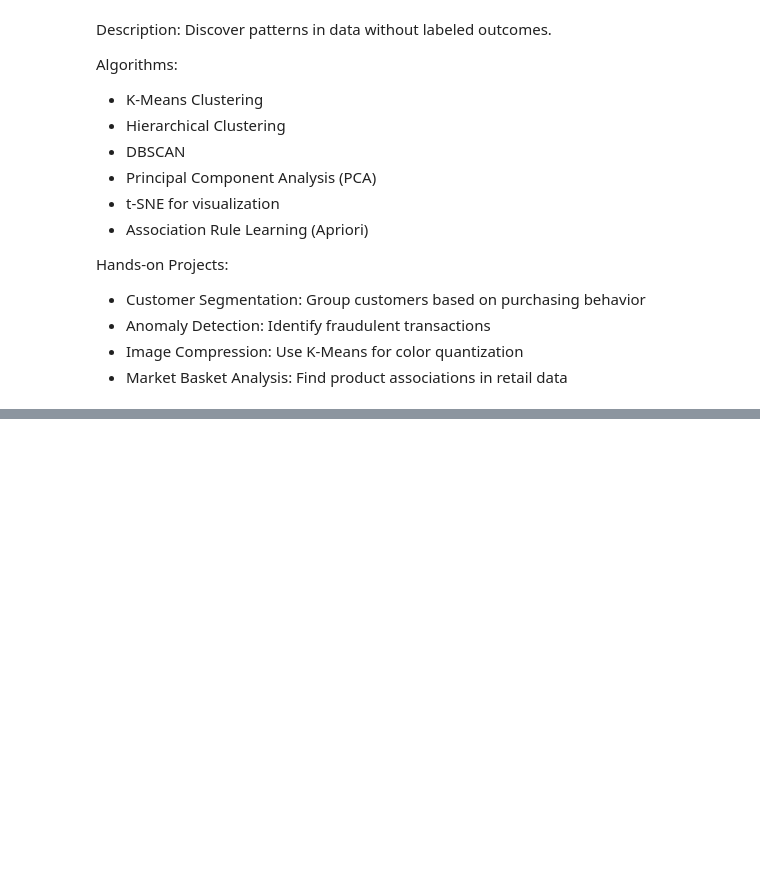
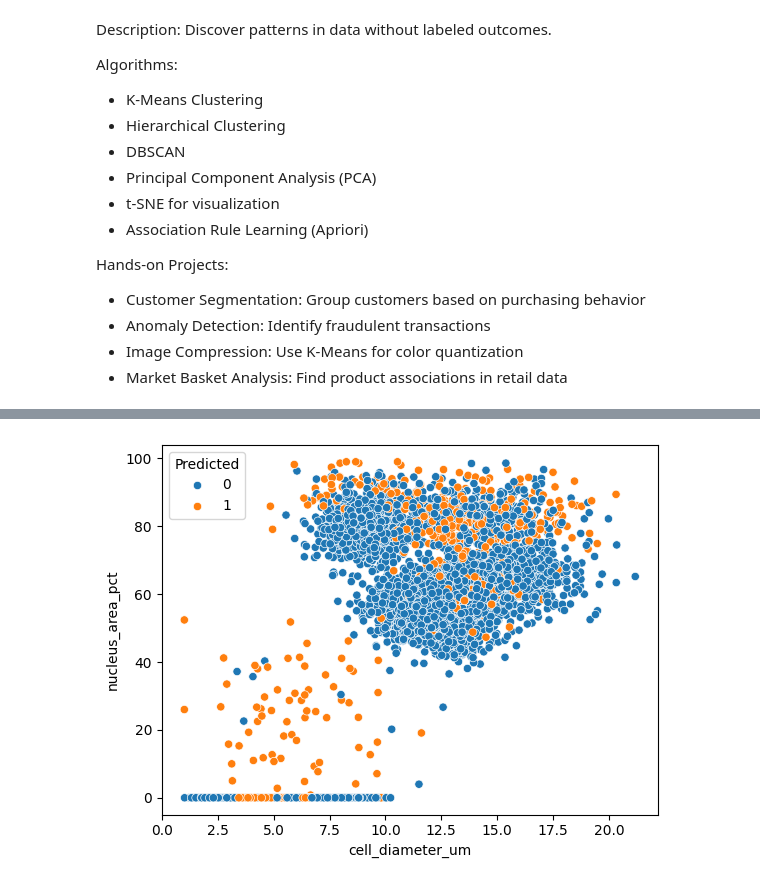
Before and after one commit to ShailPatel27/Innvonix-AI-Learning-Tasks, a Jupyter notebook: AI-ML/T2 Machine Learning Fundamentals/t4 Unsupervised Learning/p01_unsupervisedLearning.ipynb, the cells around one changed output, grey strips where cells are left out. Saved outputs shown, nothing was run; the diff lists cells and outputs as text; code cells hidden in the pictures; blank space fills up the shorter version.

```diff
--- a/AI-ML/T2 Machine Learning Fundamentals/t4 Unsupervised Learning/p01_unsupervisedLearning.ipynb
+++ b/AI-ML/T2 Machine Learning Fundamentals/t4 Unsupervised Learning/p01_unsupervisedLearning.ipynb
@@ -67,0 +69,23 @@ Cluster
+# %%
+df = pd.read_csv("../../datasets/blood_cell_anomaly_detection.csv")
+
+X = df.drop(["cell_id", "anomaly_label"], axis=1)
+
+X = pd.get_dummies(X)
+# %%
+model = IsolationForest(random_state=42)
+
+y_pred = model.fit_predict(X)
+
+# Isolation Forest returns:
+#  1 = Normal
+# -1 = Anomaly
+
+y_pred = [0 if i == 1 else 1 for i in y_pred]
+
+print(confusion_matrix(df["anomaly_label"], y_pred))
+print(classification_report(df["anomaly_label"], y_pred))
+
+df["Predicted"] = y_pred
+
+print(df[["anomaly_label", "Predicted"]].head())
@@ -67,0 +110,11 @@ Cluster
+# %%
+sns.scatterplot(
+    x="cell_diameter_um",
+    y="nucleus_area_pct",
+    hue="Predicted",
+    data=df
+)
+
+plt.show()
+# %% [output]
+[figure, added]
```
Also changed, not shown: parts of 12 cells of this notebook, 7 other files.
